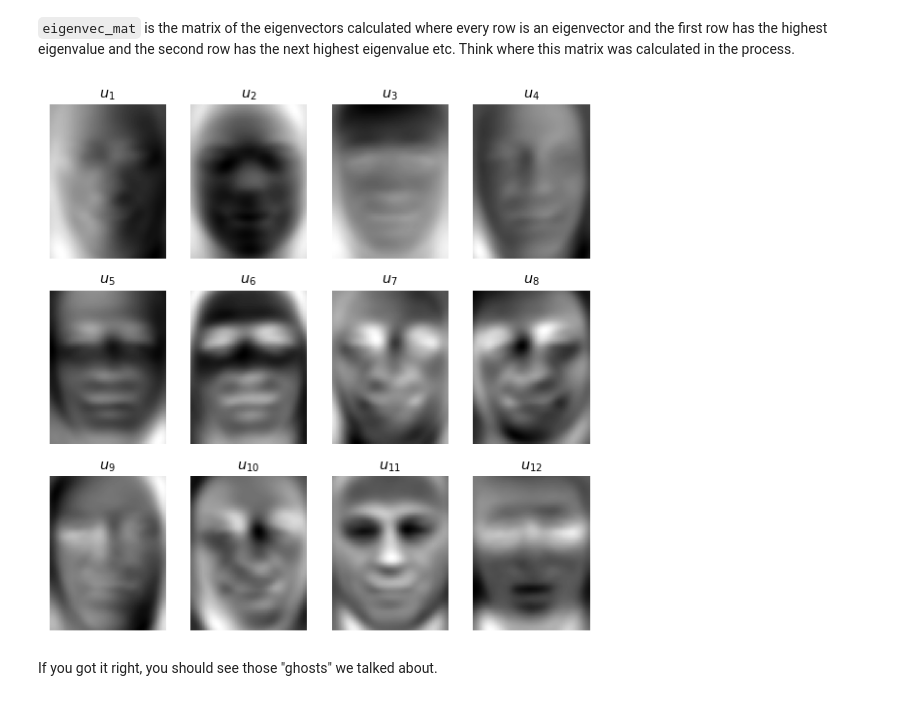
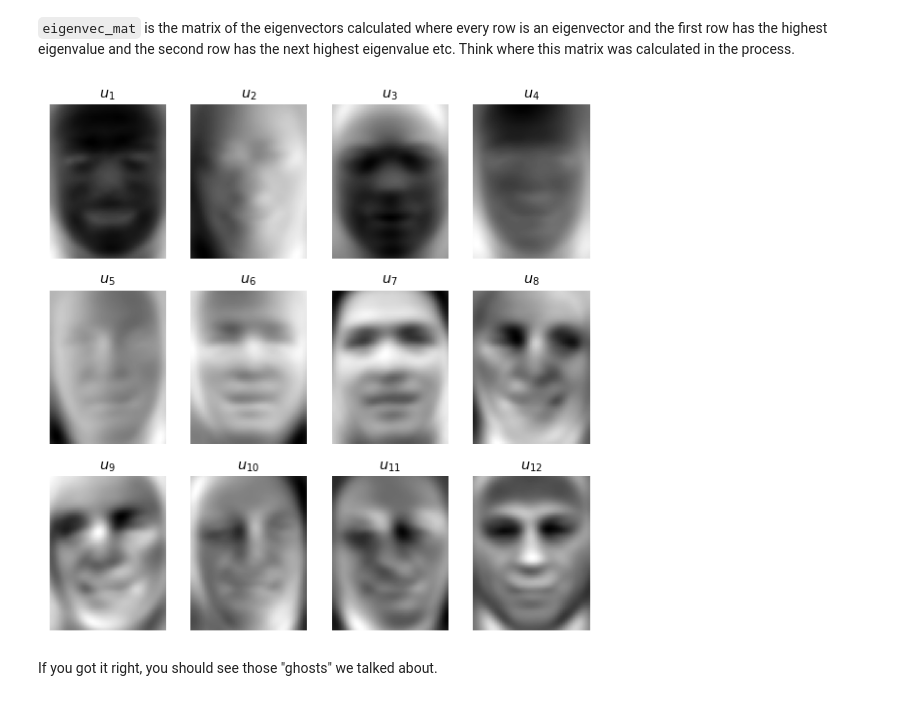
Before and after one commit to mlh-master/hw3_mlh-Omrimgn, a Jupyter notebook: EigenFaces.ipynb, the cells around one changed output. Saved outputs shown, nothing was run; the diff lists cells and outputs as text; code cells hidden in the pictures.

```diff
--- a/EigenFaces.ipynb
+++ b/EigenFaces.ipynb
@@ -73,7 +73,7 @@ Now fit a PCA model on $X$ with 1000 components and without whitening.
 #----------------------------Implement your code here-----------------------
 n = 1000
 pca = PCA(n_components=n, whiten=False)
-x_pca = pca.fit_transform(X.transpose())
+x_pca = pca.fit_transform(X)
 #---------------------------------------------------------------------------
 # %% [markdown]
 ---
@@ -112,10 +112,10 @@ def plot_eigenfaces(eigenvec_mat, h, w, rows=3, cols=4):
 # %% [markdown]
 `eigenvec_mat` is the matrix of the eigenvectors calculated where every row is an eigenvector and the first row has the highest eigenvalue and the second row has the next highest eigenvalue etc. Think where this matrix was calculated in the process.
 # %%
-eigenvec_mat = x_pca.transpose()
+eigenvec_mat = pca.components_
 plot_eigenfaces(eigenvec_mat, h, w)
 # %% [output]
-[figure, old version]
+[figure, new version]
 # %% [markdown]
 If you got it right, you should see those "ghosts" we talked about.
 # %% [markdown]
```
Also changed, not shown: parts of 3 cells of this notebook, 1 other file.
